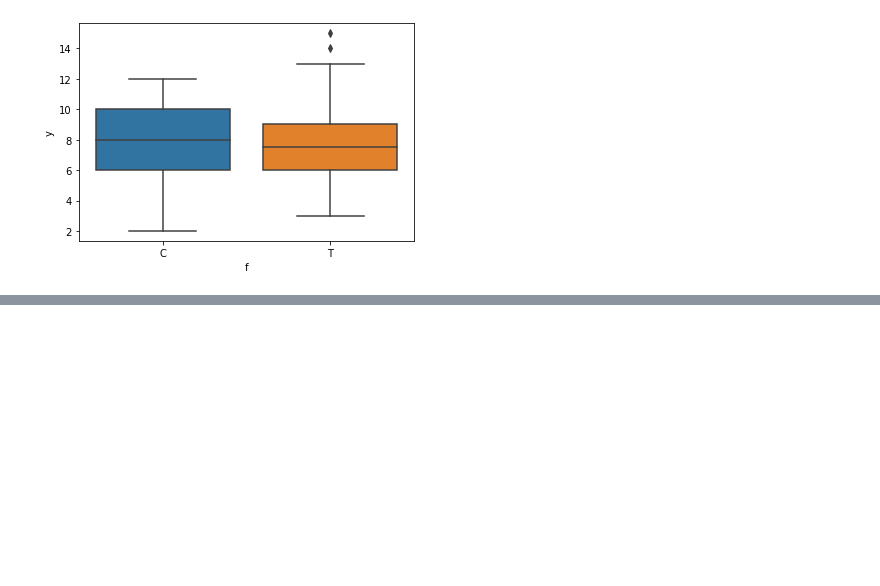
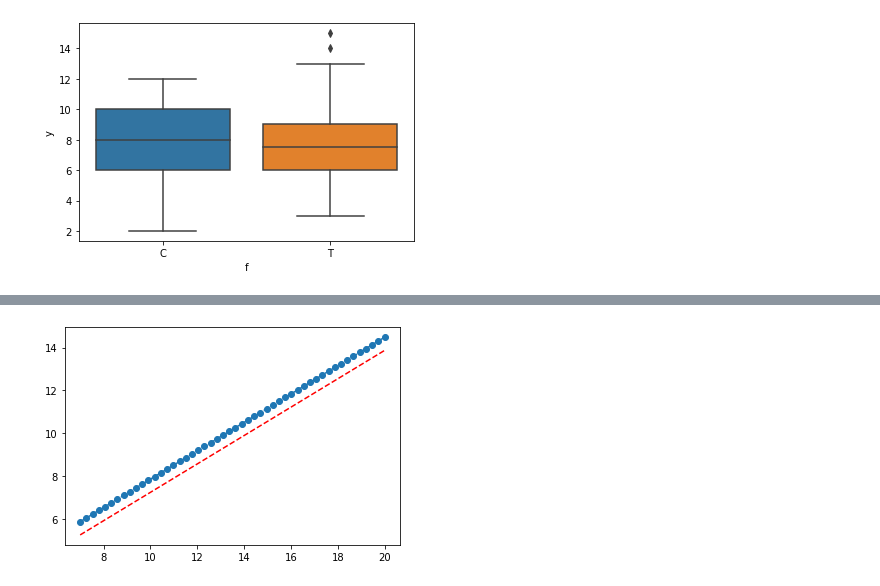
Before and after one commit to KFurudate/Midoribon, a Jupyter notebook: chap3.ipynb, the cells around one changed output, grey strips where cells are left out. Saved outputs shown, nothing was run; the diff lists cells and outputs as text; code cells hidden in the pictures; blank space fills up the shorter version.

```diff
--- a/chap3.ipynb
+++ b/chap3.ipynb
@@ -70,0 +200,23 @@ plt.show()
+# %%
+# Parameter(coefficent)
+# intercept
+β1 = 1.2671
+
+# slope
+β2 = 0.6606
+
+# f
+β3 = -0.2048
+# %%
+# ポアソン回帰モデルによる平均種子数λiの予測
+# λi = β1+ β2xi + β3di
+x = np.linspace(7, 20)
+y = β1 + x*β2 + 3*β3
+plt.plot(x, y, "r--")
+
+y = β1 + x*β2
+plt.plot(x, y, "o--")
+
+plt.show()
+# %% [output]
+[figure, added]
```
Also changed, not shown: parts of 11 cells of this notebook.
